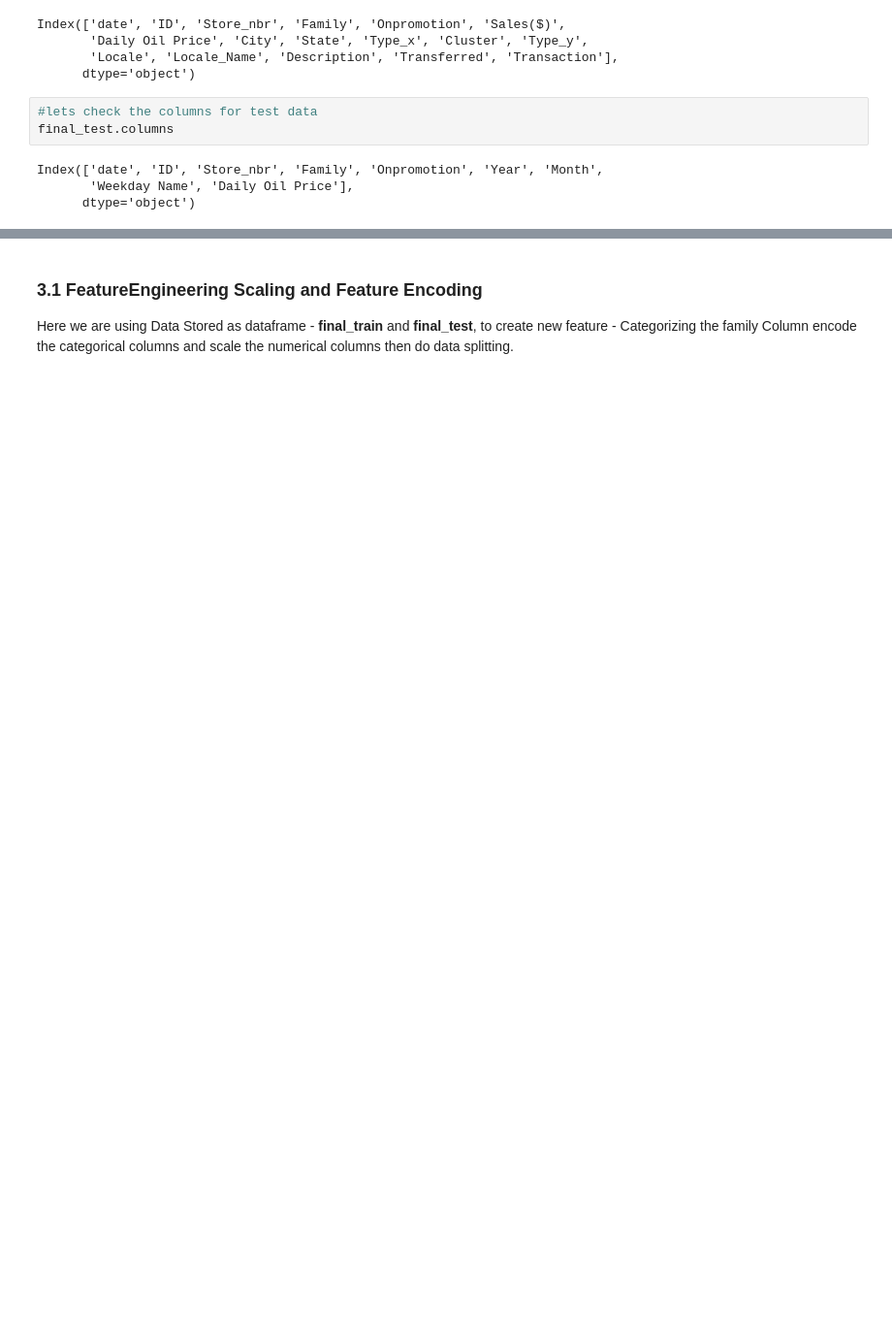
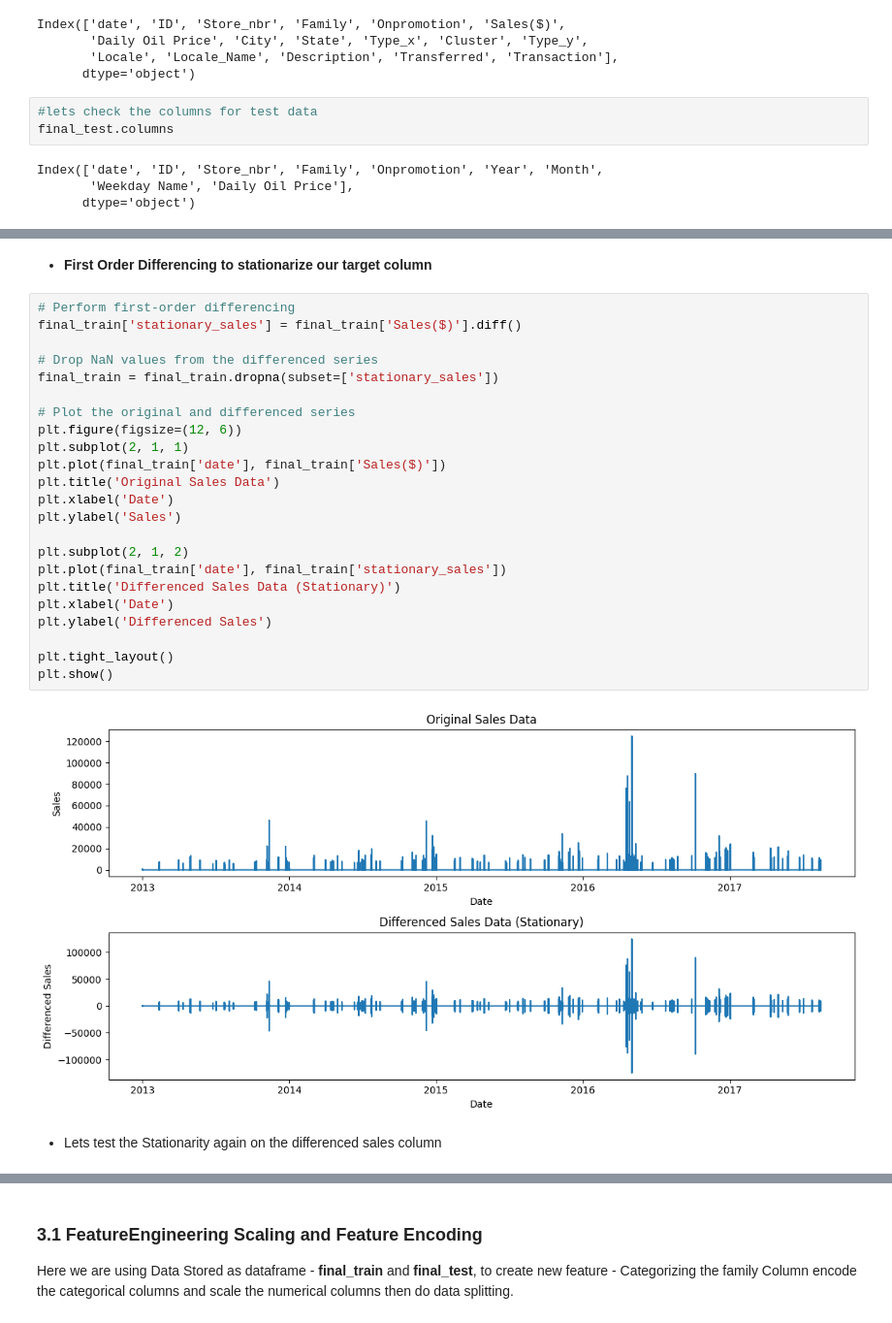
Before and after one commit to MarthaK-Coder/Azubi-Africa-LP3-Sprint, a Jupyter notebook: Project3 Notebook.ipynb, the cells around one changed output, grey strips where cells are left out. Shown at 97% size. Drawn from its saved outputs; the diff is of its cells as text; blank space fills up the shorter version.

```diff
--- a/Project3 Notebook.ipynb
+++ b/Project3 Notebook.ipynb
@@ -2013,0 +2095,29 @@ final_train.head()
+# %% [markdown]
+- **First Order Differencing to stationarize our target column**
+# %%
+# Perform first-order differencing
+final_train['stationary_sales'] = final_train['Sales($)'].diff()
+
+# Drop NaN values from the differenced series
+final_train = final_train.dropna(subset=['stationary_sales'])
+
+# Plot the original and differenced series
+plt.figure(figsize=(12, 6))
+plt.subplot(2, 1, 1)
+plt.plot(final_train['date'], final_train['Sales($)'])
+plt.title('Original Sales Data')
+plt.xlabel('Date')
+plt.ylabel('Sales')
+
+plt.subplot(2, 1, 2)
+plt.plot(final_train['date'], final_train['stationary_sales'])
+plt.title('Differenced Sales Data (Stationary)')
+plt.xlabel('Date')
+plt.ylabel('Differenced Sales')
+
+plt.tight_layout()
+plt.show()
+# %% [output]
+[figure, added]
+# %% [markdown]
+- Lets test the Stationarity again on the differenced sales column
```
Also changed, not shown: parts of 109 cells of this notebook.
